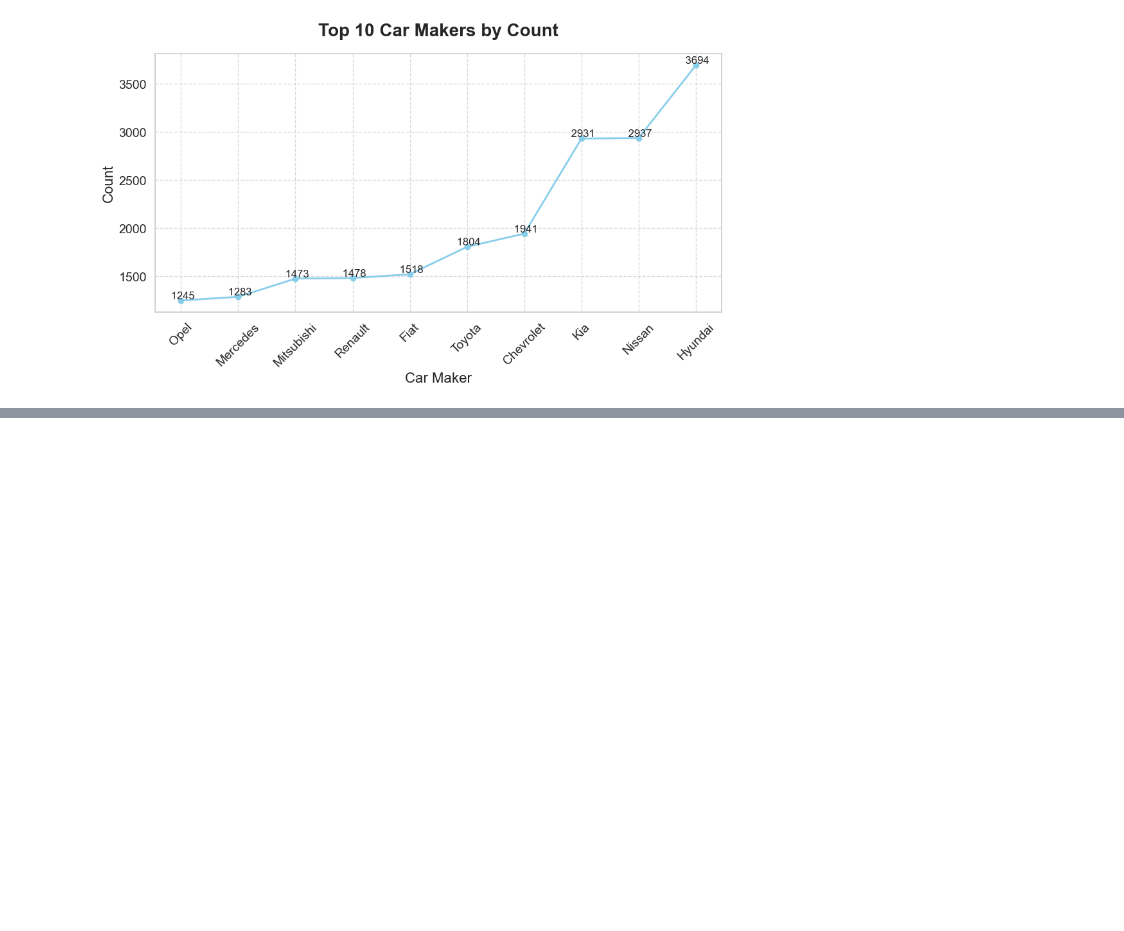
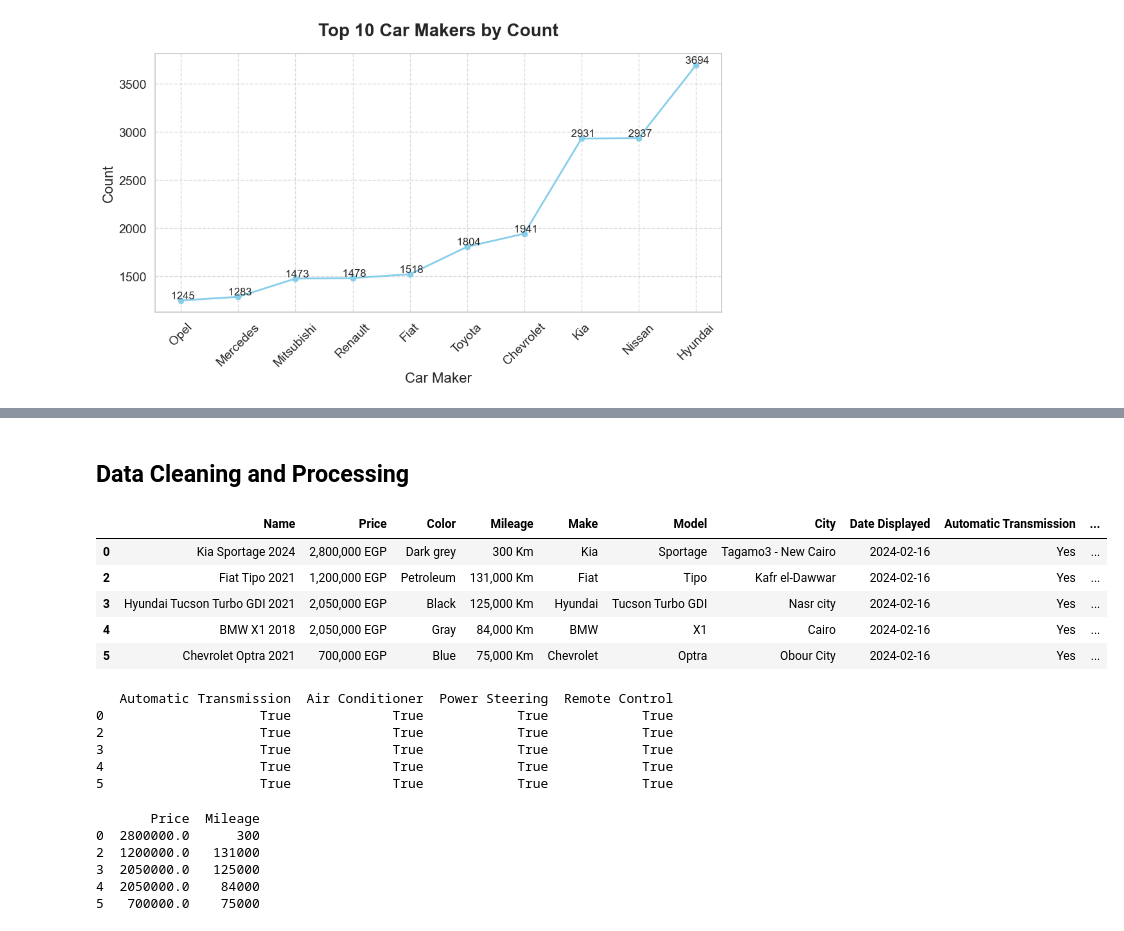
Before and after one commit to SridharGuggilla/Egyptian-Used-car-price-prediction, a Jupyter notebook: Egypt Used cars prediction.ipynb, the cells around one changed output, grey strips where cells are left out. Cells and saved outputs as stored; diff of their text form; code cells hidden in the pictures; blank space fills up the shorter version.

```diff
--- a/Egypt Used cars prediction.ipynb
+++ b/Egypt Used cars prediction.ipynb
@@ -208,3 +210,27 @@ fig.show()
 # %% [output]
 [interactive output not drawn]
 [interactive output not drawn]
+# %% [markdown]
+## Data Cleaning and Processing
+# %%
+df.head()
+# %% [output]
+|  | Name | Price | Color | Mileage | Make | Model | City | Date Displayed | Automatic Transmission | ... |
+| 0 | Kia Sportage 2024 | 2,800,000 EGP | Dark grey | 300 Km | Kia | Sportage | Tagamo3 - New Cairo | 2024-02-16 | Yes | ... |
+| 2 | Fiat Tipo 2021 | 1,200,000 EGP | Petroleum | 131,000 Km | Fiat | Tipo | Kafr el-Dawwar | 2024-02-16 | Yes | ... |
+| 3 | Hyundai Tucson Turbo GDI 2021 | 2,050,000 EGP | Black | 125,000 Km | Hyundai | Tucson Turbo GDI | Nasr city | 2024-02-16 | Yes | ... |
+| 4 | BMW X1 2018 | 2,050,000 EGP | Gray | 84,000 Km | BMW | X1 | Cairo | 2024-02-16 | Yes | ... |
+| 5 | Chevrolet Optra 2021 | 700,000 EGP | Blue | 75,000 Km | Chevrolet | Optra | Obour City | 2024-02-16 | Yes | ... |
+# %%
+columns_to_transform = ['Automatic Transmission', 'Air Conditioner', 'Power Steering', 'Remote Control']
+
+df[columns_to_transform] = df[columns_to_transform].applymap(lambda x: True if x == 'Yes' else False)
+
+print(df[columns_to_transform].head())
+# %% [output]
+   Automatic Transmission  Air Conditioner  Power Steering  Remote Control
+0                    True             True            True            True
+2                    True             True            True            True
+3                    True             True            True            True
+4                    True             True            True            True
+5                    True             True            True            True
@@ -210,0 +239,13 @@ fig.show()
+# %%
+df["Price"] = df["Price"].str.replace('EGP', '').str.replace(',', '').astype(float)
+
+df["Mileage"] = df["Mileage"].str.replace('Km', '').str.replace(',', '').astype(int)
+
+print(df[["Price", "Mileage"]].head())
+# %% [output]
+       Price  Mileage
+0  2800000.0      300
+2  1200000.0   131000
+3  2050000.0   125000
+4  2050000.0    84000
+5   700000.0    75000
```
Also changed, not shown: parts of 14 cells of this notebook.
